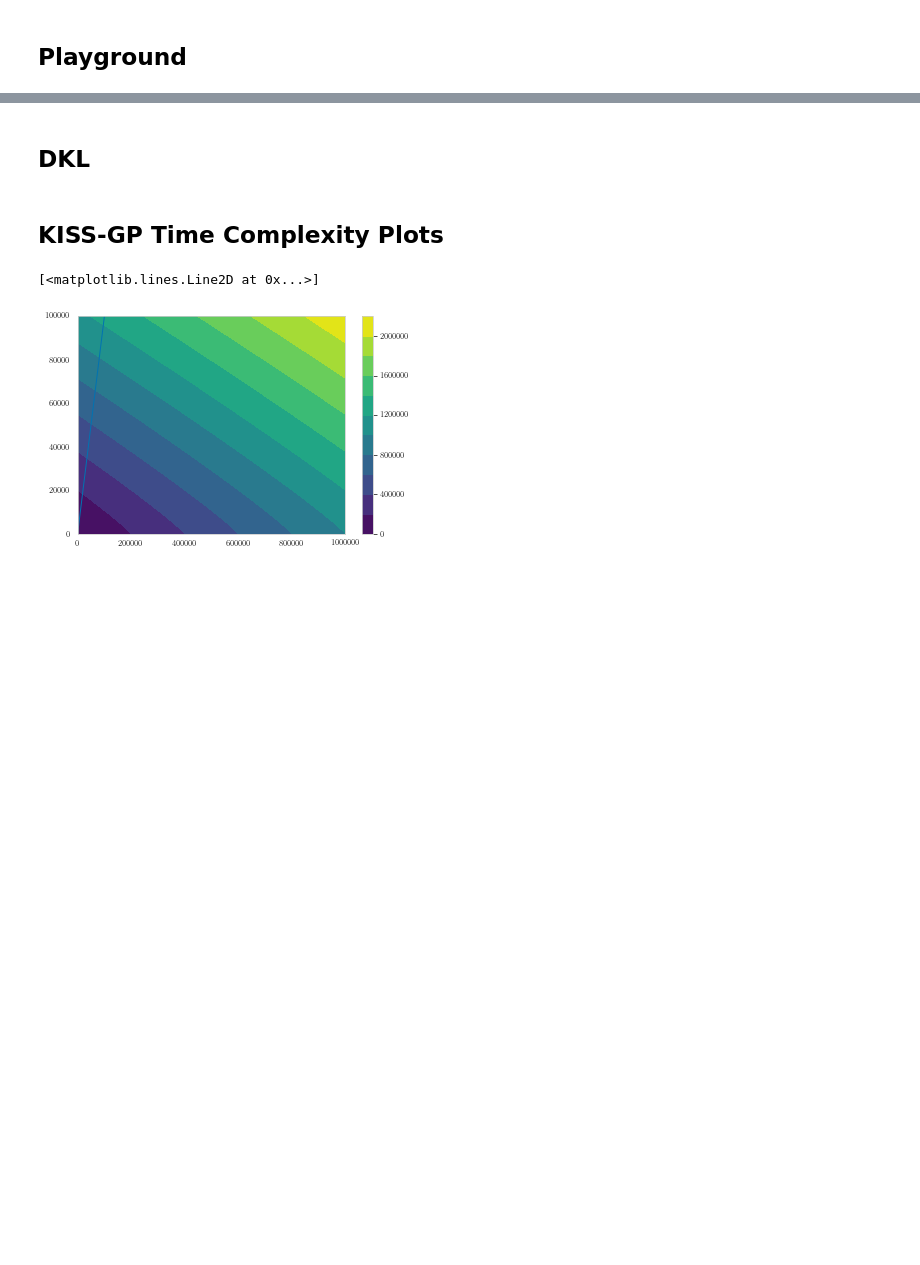
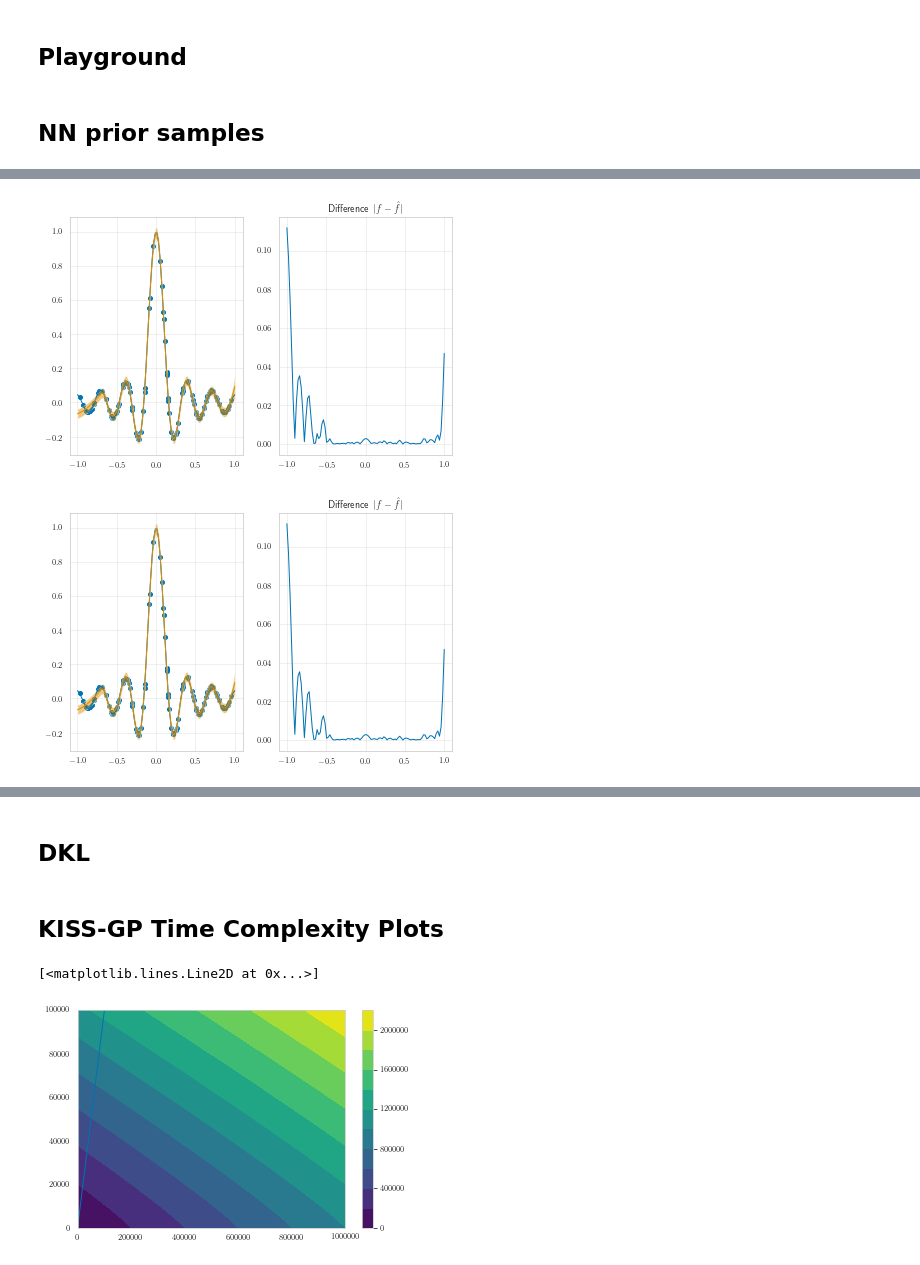
Before and after one commit to tmpethick/thesis-code, a Jupyter notebook: plots.ipynb, the cells around one changed output, grey strips where cells are left out. Drawn from its saved outputs; the diff is of its cells as text; code cells hidden in the pictures; blank space fills up the shorter version.

```diff
--- a/plots.ipynb
+++ b/plots.ipynb
@@ -716,3 +726,5 @@ functions = [
 
 for function in functions:
     function.plot()
+# %% [markdown]
+## NN prior samples
@@ -718,0 +735,21 @@ for function in functions:
+# %%
+f = NormalizedSinc()
+X_train = random_hypercube_samples(100, f.bounds)
+Y_train = f(X_train)
+
+model = DKLGPModel.from_config({
+        'learning_rate': 0.1,
+        'n_iter': 200,
+        'nn_kwargs': {'layers': [100, 1]},
+        'max_cg_iter': 30000,
+        'precond_size': 20,
+        'use_cg': True,
+        'noise': None,
+        'use_double_precision': True,
+        'noise_lower_bound': 1e-8,
+        'train_eval_cg_tolerance': 1e-4,
+        'eval_cg_tolerance': 1e-6,
+})
+model.init(X_train, Y_train)
+plot_model(model, f)
+# %% [output]
@@ -718,0 +776,2 @@ for function in functions:
+[figure, added]
+[figure, added]
```
Also changed, not shown: parts of 21 cells of this notebook, 17 other files.
